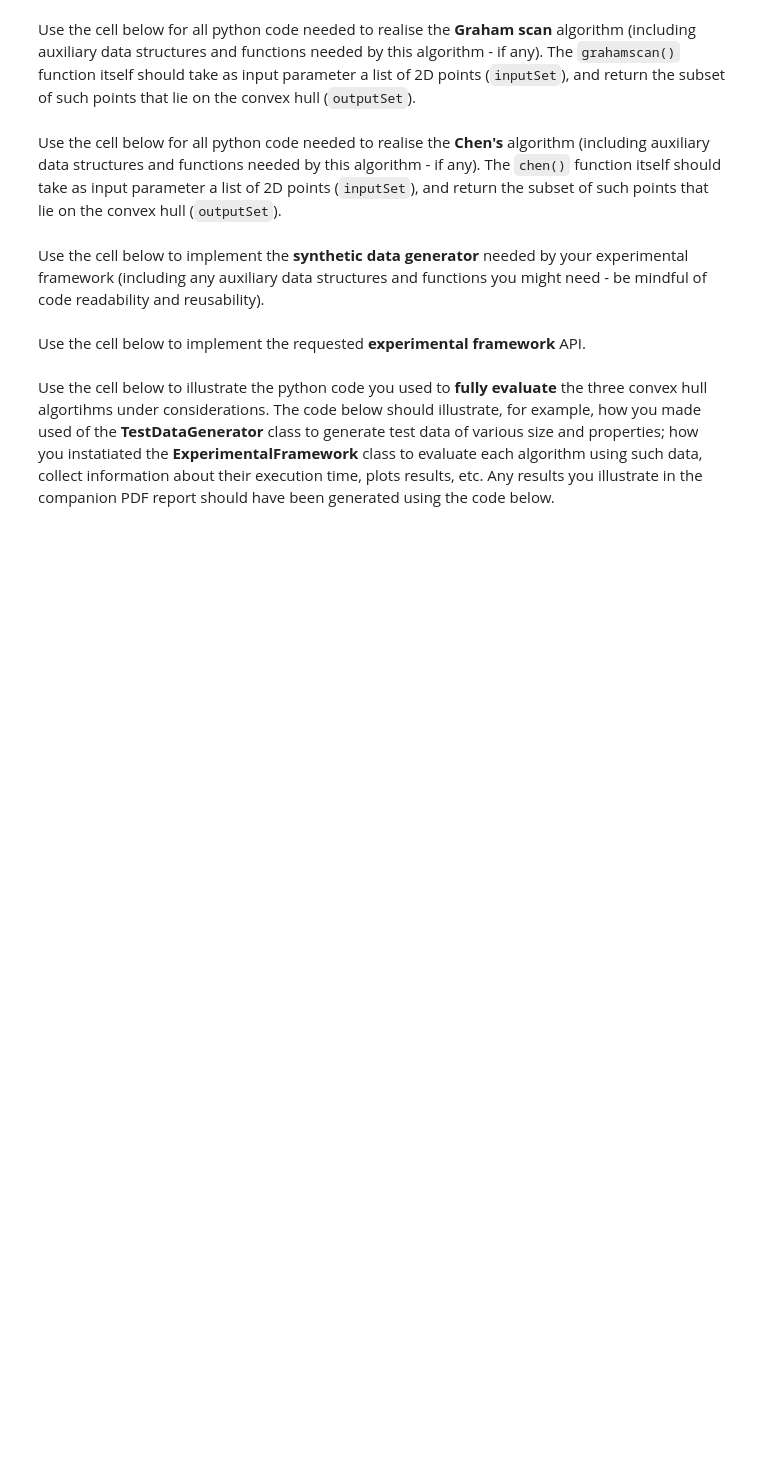
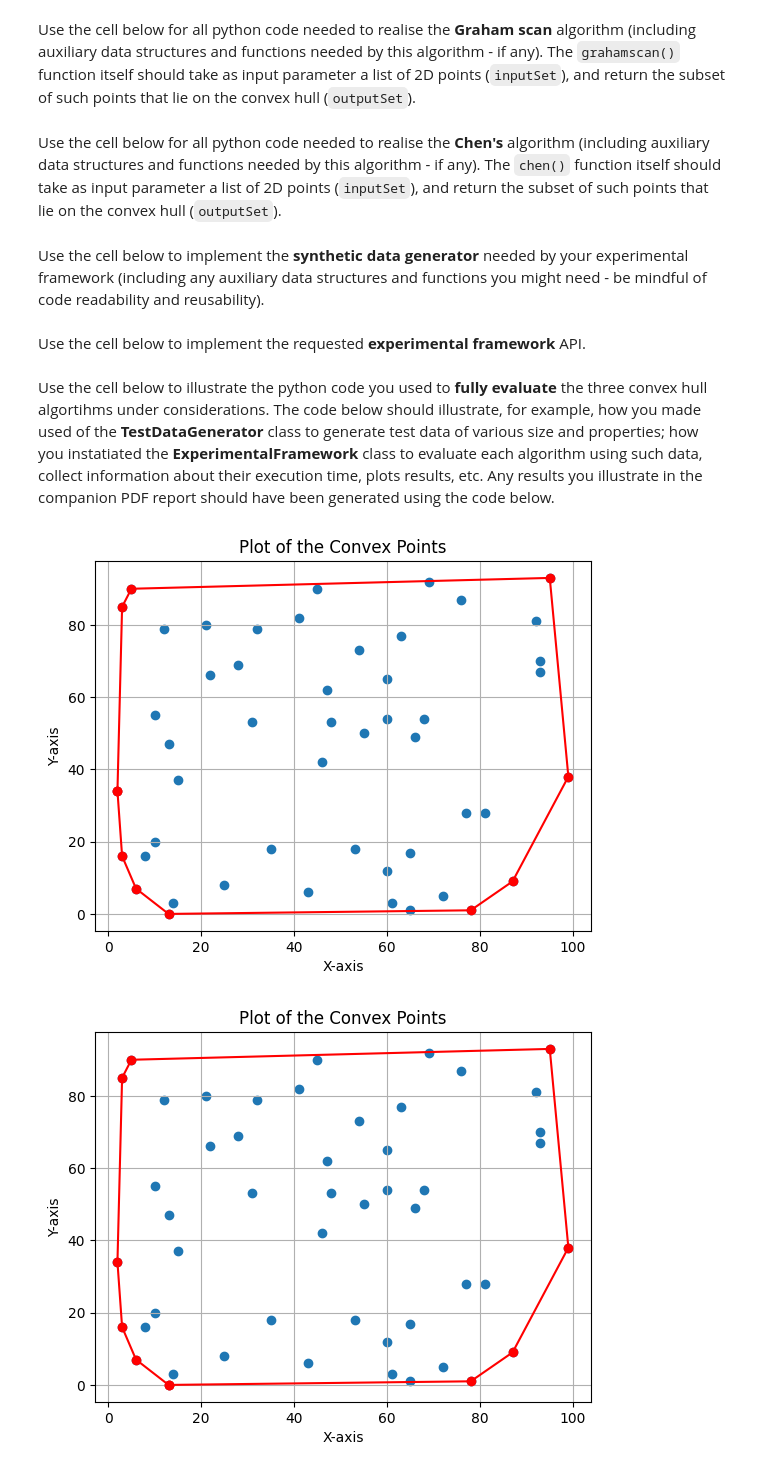
Before and after one commit to Marwan141/COMP0005_Group35, a Jupyter notebook: grp-XXX-0005code.ipynb, the cells around one changed output. Cells and saved outputs as stored; diff of their text form; code cells hidden in the pictures; blank space fills up the shorter version.

```diff
--- a/grp-XXX-0005code.ipynb
+++ b/grp-XXX-0005code.ipynb
@@ -159,2 +171,36 @@ class ExperimentalFramework():
+# %%
+import timeit
+import matplotlib
+
+class ExperimentalFramework():
+    """
+    A class to represent an experimental framework.
+    """
+    def display_convex_hull(self, inputSet, outputSet):
+        x = [point[0] for point in outputSet]
+        y = [point[1] for point in outputSet]
+        notx = [point[0] for point in inputSet]
+        noty = [point[1] for point in inputSet]
+        plt.plot(x, y, marker='o', linestyle='-', color='r')
+        plt.scatter(notx, noty, marker='o', linestyle='-')
+        plt.xlabel('X-axis')
+        plt.ylabel('Y-axis')
+        plt.title('Plot of the Convex Points')
+        plt.grid(True)
+        plt.show()
+
+    def __init__(self):
+        #jarvis-march algorithm
+        self.jarvis = TestDataGenerator()
+        self.jarvis_inputSet = self.jarvis.data_generation(50)
+        self.jarvis_outputSet = jarvismarch(self.jarvis_inputSet)
+        #graham-scan algorithm
+        self.graham = TestDataGenerator()
+        self.graham_inputSet = self.jarvis_inputSet
+        self.graham_outputSet = grahamscan(self.graham_inputSet)
+        #chen-algo algorithm
+        self.chen = TestDataGenerator()
+        self.chen_inputSet = self.jarvis_inputSet
+        self.chen_outputSet = chen(self.chen_inputSet)
 # %% [markdown]
 Use the cell below to illustrate the python code you used to **fully evaluate** the three convex hull algortihms under considerations. The code below should illustrate, for example, how you made used of the **TestDataGenerator** class to generate test data of various size and properties; how you instatiated the **ExperimentalFramework** class to  evaluate each algorithm using such data, collect information about their execution time, plots results, etc. Any results you illustrate in the companion PDF report should have been generated using the code below.
@@ -162,0 +207,9 @@ Use the cell below to illustrate the python code you used to **fully evaluate**
+# %%
+# ADD YOUR TEST CODE HERE
+framework = ExperimentalFramework()
+framework.display_convex_hull(framework.jarvis_inputSet, framework.jarvis_outputSet)
+framework.display_convex_hull(framework.graham_inputSet, framework.graham_outputSet)
+framework.display_convex_hull(framework.chen_inputSet, framework.chen_outputSet)
+# %% [output]
+[figure, added]
+[figure, added]
```
Also changed, not shown: parts of 11 cells of this notebook.
